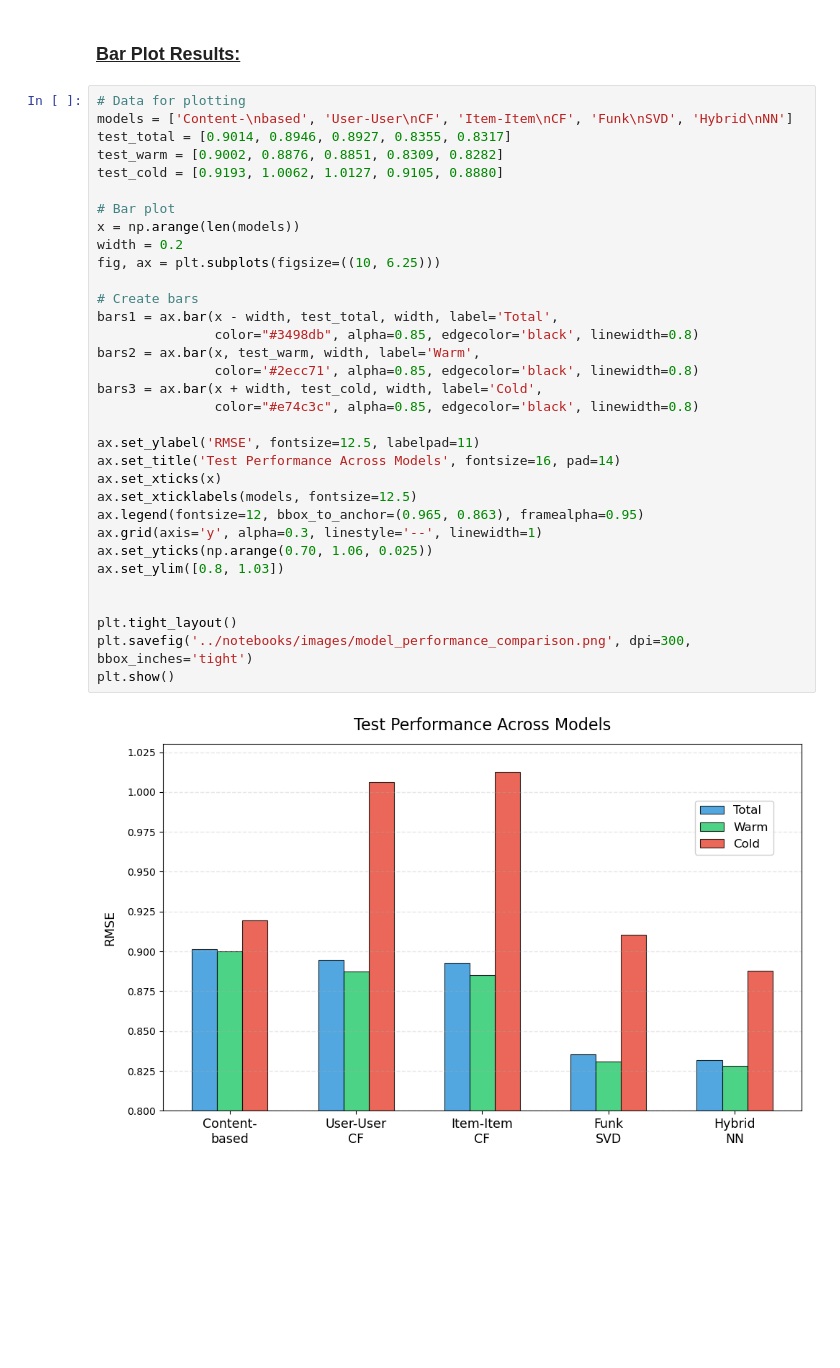
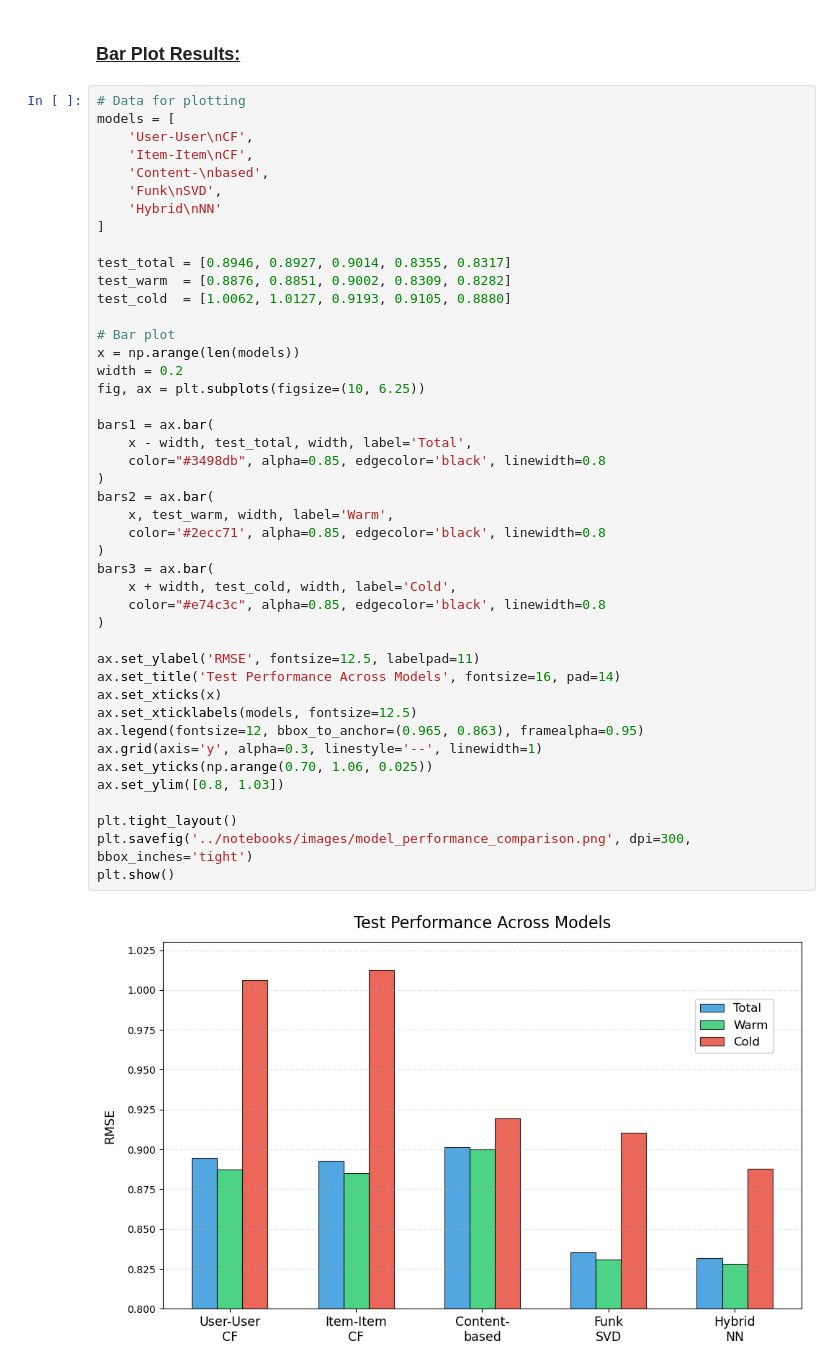
Before and after one commit to Croci-Yuri/Hybrid_Movie_Recommendation_System, a Jupyter notebook: notebooks/07_model_benchmarking.ipynb, the cells around one changed output. Cells and saved outputs as stored; diff of their text form; blank space fills up the shorter version.

```diff
--- a/notebooks/07_model_benchmarking.ipynb
+++ b/notebooks/07_model_benchmarking.ipynb
@@ -85,36 +85,47 @@ if project_root not in sys.path:
 ### <u> Bar Plot Results: </u>
 # %%
 # Data for plotting
-models = ['Content-\nbased', 'User-User\nCF', 'Item-Item\nCF', 'Funk\nSVD', 'Hybrid\nNN']
-test_total = [0.9014, 0.8946, 0.8927, 0.8355, 0.8317]
-test_warm = [0.9002, 0.8876, 0.8851, 0.8309, 0.8282]
-test_cold = [0.9193, 1.0062, 1.0127, 0.9105, 0.8880]
+models = [
+    'User-User\nCF',
+    'Item-Item\nCF',
+    'Content-\nbased',
+    'Funk\nSVD',
+    'Hybrid\nNN'
+]
+
+test_total = [0.8946, 0.8927, 0.9014, 0.8355, 0.8317]
+test_warm  = [0.8876, 0.8851, 0.9002, 0.8309, 0.8282]
+test_cold  = [1.0062, 1.0127, 0.9193, 0.9105, 0.8880]
 
 # Bar plot
 x = np.arange(len(models))
 width = 0.2
-fig, ax = plt.subplots(figsize=((10, 6.25)))
+fig, ax = plt.subplots(figsize=(10, 6.25))
 
-# Create bars
-bars1 = ax.bar(x - width, test_total, width, label='Total',
-               color="#3498db", alpha=0.85, edgecolor='black', linewidth=0.8)
-bars2 = ax.bar(x, test_warm, width, label='Warm',
-               color='#2ecc71', alpha=0.85, edgecolor='black', linewidth=0.8)
-bars3 = ax.bar(x + width, test_cold, width, label='Cold',
-               color="#e74c3c", alpha=0.85, edgecolor='black', linewidth=0.8)
+bars1 = ax.bar(
+    x - width, test_total, width, label='Total',
+    color="#3498db", alpha=0.85, edgecolor='black', linewidth=0.8
+)
+bars2 = ax.bar(
+    x, test_warm, width, label='Warm',
+    color='#2ecc71', alpha=0.85, edgecolor='black', linewidth=0.8
+)
+bars3 = ax.bar(
+    x + width, test_cold, width, label='Cold',
+    color="#e74c3c", alpha=0.85, edgecolor='black', linewidth=0.8
+)
 
 ax.set_ylabel('RMSE', fontsize=12.5, labelpad=11)
 ax.set_title('Test Performance Across Models', fontsize=16, pad=14)
 ax.set_xticks(x)
 ax.set_xticklabels(models, fontsize=12.5)
 ax.legend(fontsize=12, bbox_to_anchor=(0.965, 0.863), framealpha=0.95)
 ax.grid(axis='y', alpha=0.3, linestyle='--', linewidth=1)
 ax.set_yticks(np.arange(0.70, 1.06, 0.025))
 ax.set_ylim([0.8, 1.03])
 
-
 plt.tight_layout()
 plt.savefig('../notebooks/images/model_performance_comparison.png', dpi=300, bbox_inches='tight')
 plt.show()
 # %% [output]
-[figure, old version]
+[figure, new version]
```
Also changed, not shown: 5 other files.
